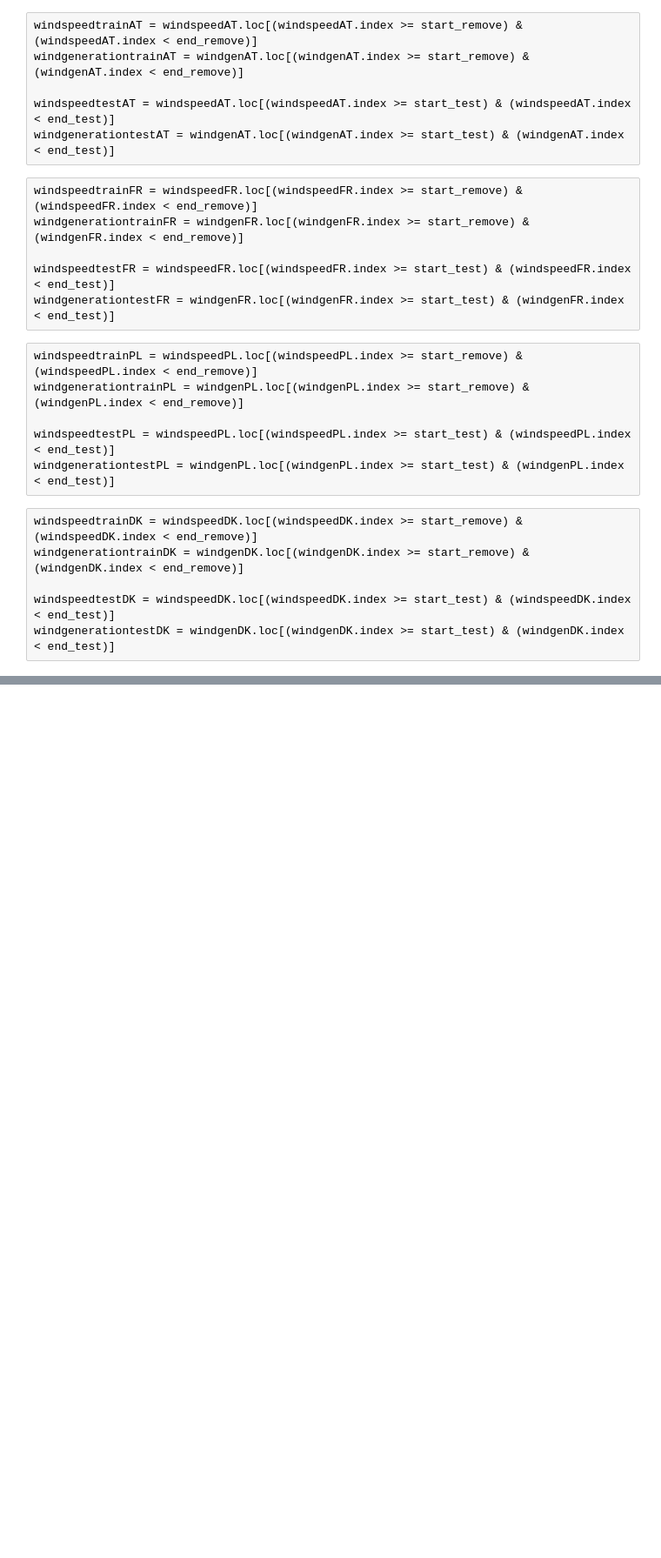
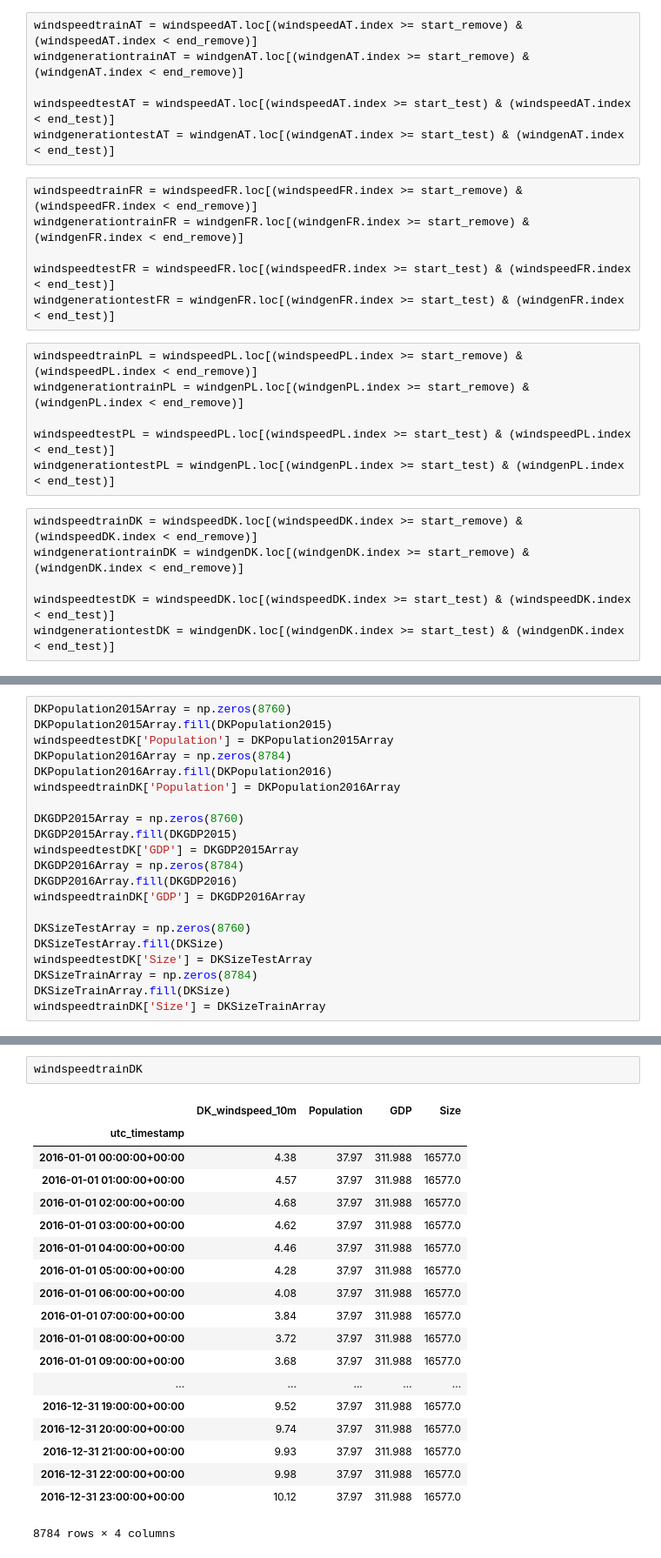
Before and after one commit to 6lidavid/RenewableEnergyProductionML, a Jupyter notebook: NewFactorsDataset.ipynb, the cells around one changed output, grey strips where cells are left out. Shown at 87% size. Saved outputs shown, nothing was run; the diff lists cells and outputs as text; blank space fills up the shorter version.

Commit message:
Wrote code to add new factors to existing input dataframe

```diff
--- a/NewFactorsDataset.ipynb
+++ b/NewFactorsDataset.ipynb
@@ -202,0 +290,21 @@ windtestDE
+# %%
+DKPopulation2015Array = np.zeros(8760)
+DKPopulation2015Array.fill(DKPopulation2015)
+windspeedtestDK['Population'] = DKPopulation2015Array
+DKPopulation2016Array = np.zeros(8784)
+DKPopulation2016Array.fill(DKPopulation2016)
+windspeedtrainDK['Population'] = DKPopulation2016Array
+
+DKGDP2015Array = np.zeros(8760)
+DKGDP2015Array.fill(DKGDP2015)
+windspeedtestDK['GDP'] = DKGDP2015Array
+DKGDP2016Array = np.zeros(8784)
+DKGDP2016Array.fill(DKGDP2016)
+windspeedtrainDK['GDP'] = DKGDP2016Array
+
+DKSizeTestArray = np.zeros(8760)
+DKSizeTestArray.fill(DKSize)
+windspeedtestDK['Size'] = DKSizeTestArray
+DKSizeTrainArray = np.zeros(8784)
+DKSizeTrainArray.fill(DKSize)
+windspeedtrainDK['Size'] = DKSizeTrainArray
@@ -202,0 +329,22 @@ windtestDE
+# %%
+windspeedtrainDK
+# %% [output]
+|  | DK_windspeed_10m | Population | GDP | Size |
+| utc_timestamp |  |  |  |  |
+| 2016-01-01 00:00:00+00:00 | 4.38 | 37.97 | 311.988 | 16577.0 |
+| 2016-01-01 01:00:00+00:00 | 4.57 | 37.97 | 311.988 | 16577.0 |
+| 2016-01-01 02:00:00+00:00 | 4.68 | 37.97 | 311.988 | 16577.0 |
+| 2016-01-01 03:00:00+00:00 | 4.62 | 37.97 | 311.988 | 16577.0 |
+| 2016-01-01 04:00:00+00:00 | 4.46 | 37.97 | 311.988 | 16577.0 |
+| 2016-01-01 05:00:00+00:00 | 4.28 | 37.97 | 311.988 | 16577.0 |
+| 2016-01-01 06:00:00+00:00 | 4.08 | 37.97 | 311.988 | 16577.0 |
+| 2016-01-01 07:00:00+00:00 | 3.84 | 37.97 | 311.988 | 16577.0 |
+| 2016-01-01 08:00:00+00:00 | 3.72 | 37.97 | 311.988 | 16577.0 |
+| 2016-01-01 09:00:00+00:00 | 3.68 | 37.97 | 311.988 | 16577.0 |
+| ... | ... | ... | ... | ... |
+| 2016-12-31 19:00:00+00:00 | 9.52 | 37.97 | 311.988 | 16577.0 |
+| 2016-12-31 20:00:00+00:00 | 9.74 | 37.97 | 311.988 | 16577.0 |
+| 2016-12-31 21:00:00+00:00 | 9.93 | 37.97 | 311.988 | 16577.0 |
+| 2016-12-31 22:00:00+00:00 | 9.98 | 37.97 | 311.988 | 16577.0 |
+| 2016-12-31 23:00:00+00:00 | 10.12 | 37.97 | 311.988 | 16577.0 |
+8784 rows × 4 columns
```
Also changed, not shown: parts of 10 cells of this notebook.
